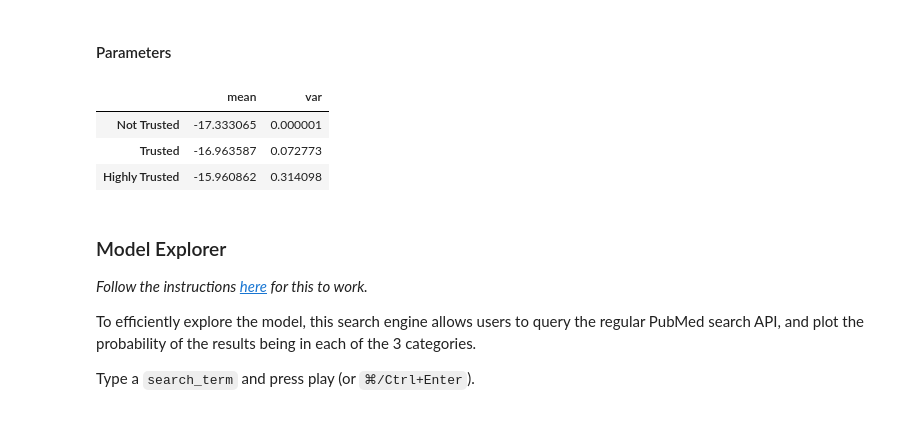
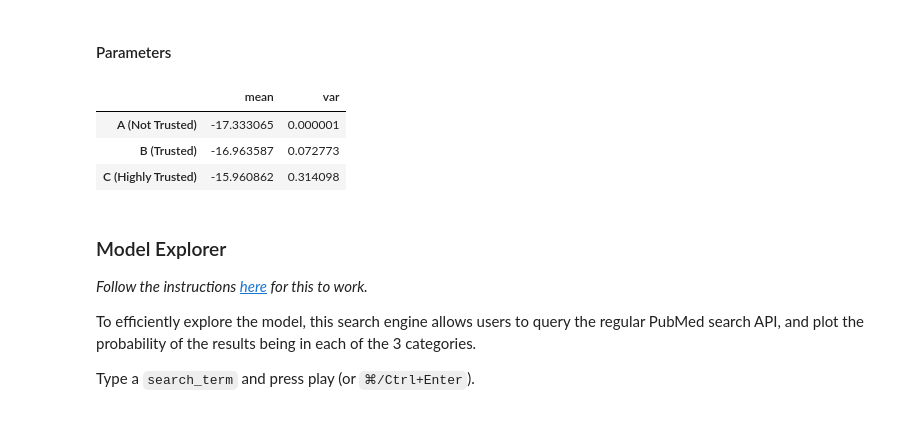
Before and after one commit to rukmal/PaperRank-Analysis, a Jupyter notebook: analysis.ipynb, the cells around one changed output. Saved outputs shown, nothing was run; the diff lists cells and outputs as text; code cells hidden in the pictures.

```diff
--- a/analysis.ipynb
+++ b/analysis.ipynb
@@ -877,31 +875,32 @@ drawMixtureModel(model=pr_model, preds=pr_preds, X=X, ax=ax, set_title=False)
 # %%
 # Model characteristics
 global pr_model_stat
 pr_model_stat = dict()
 
 # Getting mean and variance
 pr_model_stat['mean'] = [a[0] for a in pr_model.means_]
 pr_model_stat['var'] = [a[0] for a in pr_model.covariances_]
 
 # Cleaning model predictions, mean and variance
 # Note: We know the means must be in ascending order
 order = list(np.argsort(pr_model_stat['mean']))
 pr_model_stat['mean'] = cleanParameter(pr_model_stat['mean'], order)
 pr_model_stat['var'] = cleanParameter(pr_model_stat['var'], order)
 
 # Create DataFrame
 pr_model_stat_df = pd.DataFrame(pr_model_stat)
 
 # Set index and index title
 pr_model_stat_df.index.name = 'Components'
-pr_model_stat_df.index = ['Not Trusted', 'Trusted', 'Highly Trusted']
+pr_model_stat_df.index = ['A (Not Trusted)', 'B (Trusted)',
+                          'C (Highly Trusted)']
 
 pr_model_stat_df
 # %% [output]
 |  | mean | var |
-| Not Trusted | -17.333065 | 0.000001 |
-| Trusted | -16.963587 | 0.072773 |
-| Highly Trusted | -15.960862 | 0.314098 |
+| A (Not Trusted) | -17.333065 | 0.000001 |
+| B (Trusted) | -16.963587 | 0.072773 |
+| C (Highly Trusted) | -15.960862 | 0.314098 |
 # %% [markdown]
 ### Model Explorer
 
```
Also changed, not shown: parts of 5 cells of this notebook.
